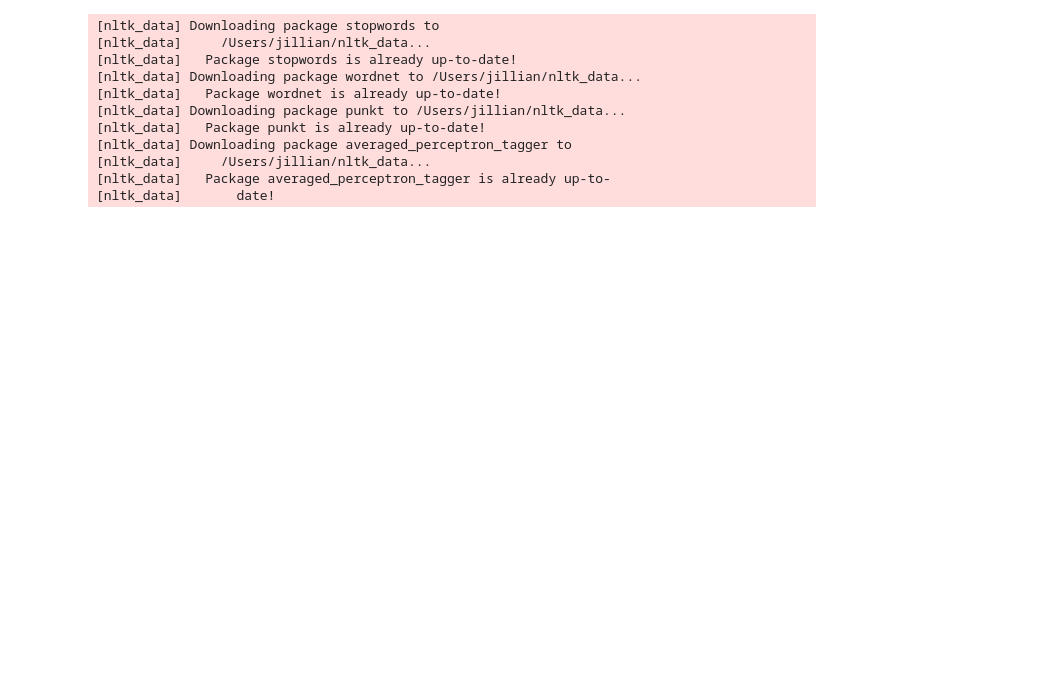
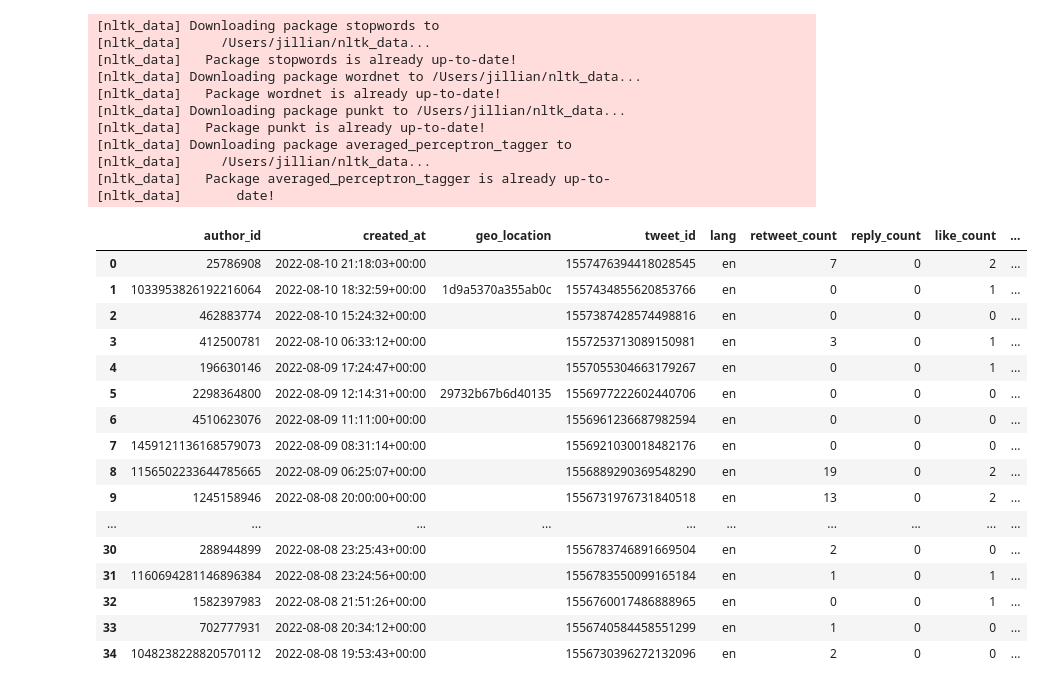
Before and after one commit to jlc0512/Utilizing-E-Commerce-Reviews-to-Predict-Comment-Sentiments, a Jupyter notebook: model_with_tweets.ipynb, the cells around one changed output. Saved outputs shown, nothing was run; the diff lists cells and outputs as text; code cells hidden in the pictures; blank space fills up the shorter version.

```diff
--- a/model_with_tweets.ipynb
+++ b/model_with_tweets.ipynb
@@ -68,0 +71,20 @@ tweets=pd.read_csv('tweets.csv')
+# %%
+tweets
+# %% [output]
+|  | author_id | created_at | geo_location | tweet_id | lang | retweet_count | reply_count | like_count | ... |
+| 0 | 25786908 | 2022-08-10 21:18:03+00:00 |  | 1557476394418028545 | en | 7 | 0 | 2 | ... |
+| 1 | 1033953826192216064 | 2022-08-10 18:32:59+00:00 | 1d9a5370a355ab0c | 1557434855620853766 | en | 0 | 0 | 1 | ... |
+| 2 | 462883774 | 2022-08-10 15:24:32+00:00 |  | 1557387428574498816 | en | 0 | 0 | 0 | ... |
+| 3 | 412500781 | 2022-08-10 06:33:12+00:00 |  | 1557253713089150981 | en | 3 | 0 | 1 | ... |
+| 4 | 196630146 | 2022-08-09 17:24:47+00:00 |  | 1557055304663179267 | en | 0 | 0 | 1 | ... |
+| 5 | 2298364800 | 2022-08-09 12:14:31+00:00 | 29732b67b6d40135 | 1556977222602440706 | en | 0 | 0 | 0 | ... |
+| 6 | 4510623076 | 2022-08-09 11:11:00+00:00 |  | 1556961236687982594 | en | 0 | 0 | 0 | ... |
+| 7 | 1459121136168579073 | 2022-08-09 08:31:14+00:00 |  | 1556921030018482176 | en | 0 | 0 | 0 | ... |
+| 8 | 1156502233644785665 | 2022-08-09 06:25:07+00:00 |  | 1556889290369548290 | en | 19 | 0 | 2 | ... |
+| 9 | 1245158946 | 2022-08-08 20:00:00+00:00 |  | 1556731976731840518 | en | 13 | 0 | 2 | ... |
+| ... | ... | ... | ... | ... | ... | ... | ... | ... | ... |
+| 30 | 288944899 | 2022-08-08 23:25:43+00:00 |  | 1556783746891669504 | en | 2 | 0 | 0 | ... |
+| 31 | 1160694281146896384 | 2022-08-08 23:24:56+00:00 |  | 1556783550099165184 | en | 1 | 0 | 1 | ... |
+| 32 | 1582397983 | 2022-08-08 21:51:26+00:00 |  | 1556760017486888965 | en | 0 | 0 | 1 | ... |
+| 33 | 702777931 | 2022-08-08 20:34:12+00:00 |  | 1556740584458551299 | en | 1 | 0 | 0 | ... |
+| 34 | 1048238228820570112 | 2022-08-08 19:53:43+00:00 |  | 1556730396272132096 | en | 2 | 0 | 0 | ... |
```
Also changed, not shown: parts of 43 cells of this notebook, 7 other files.
